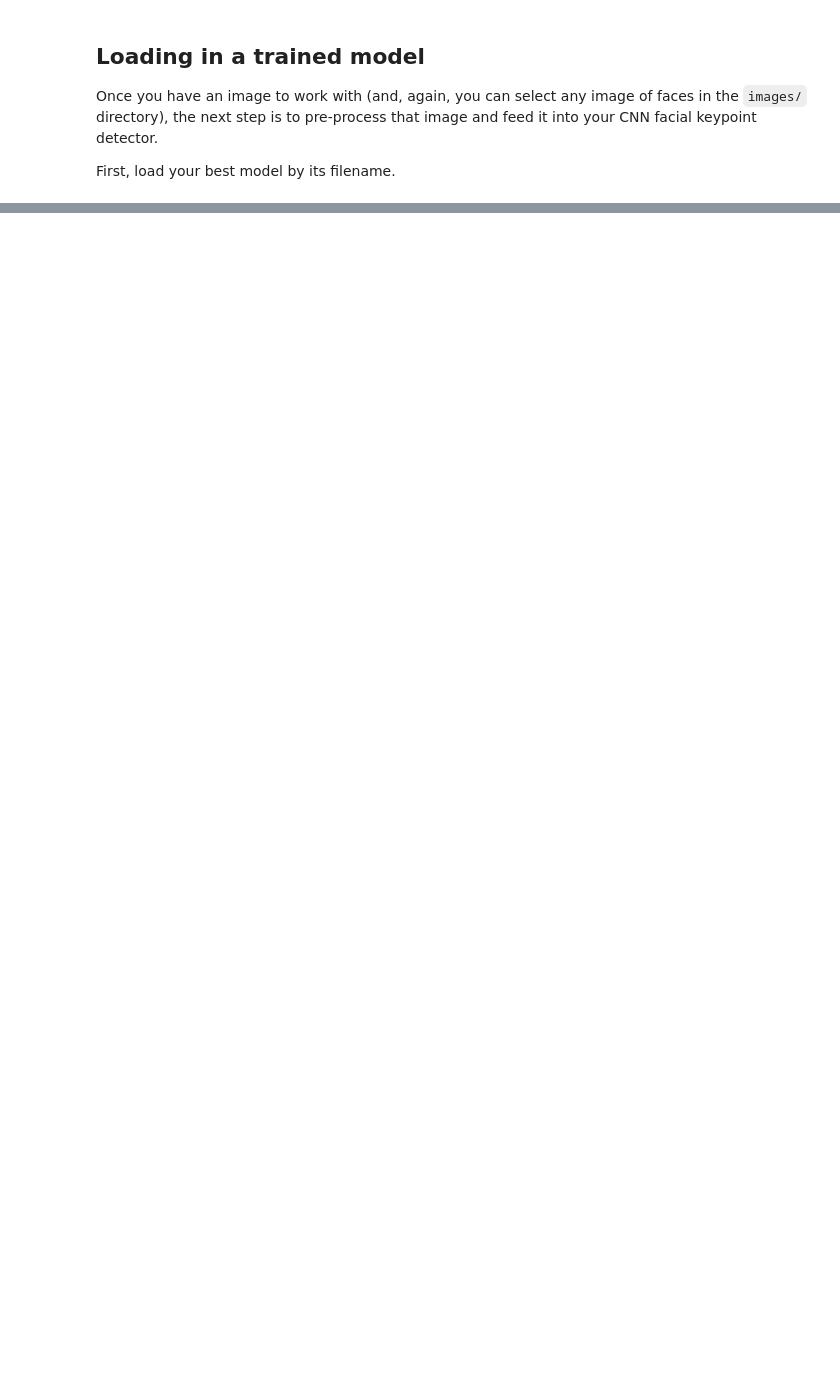
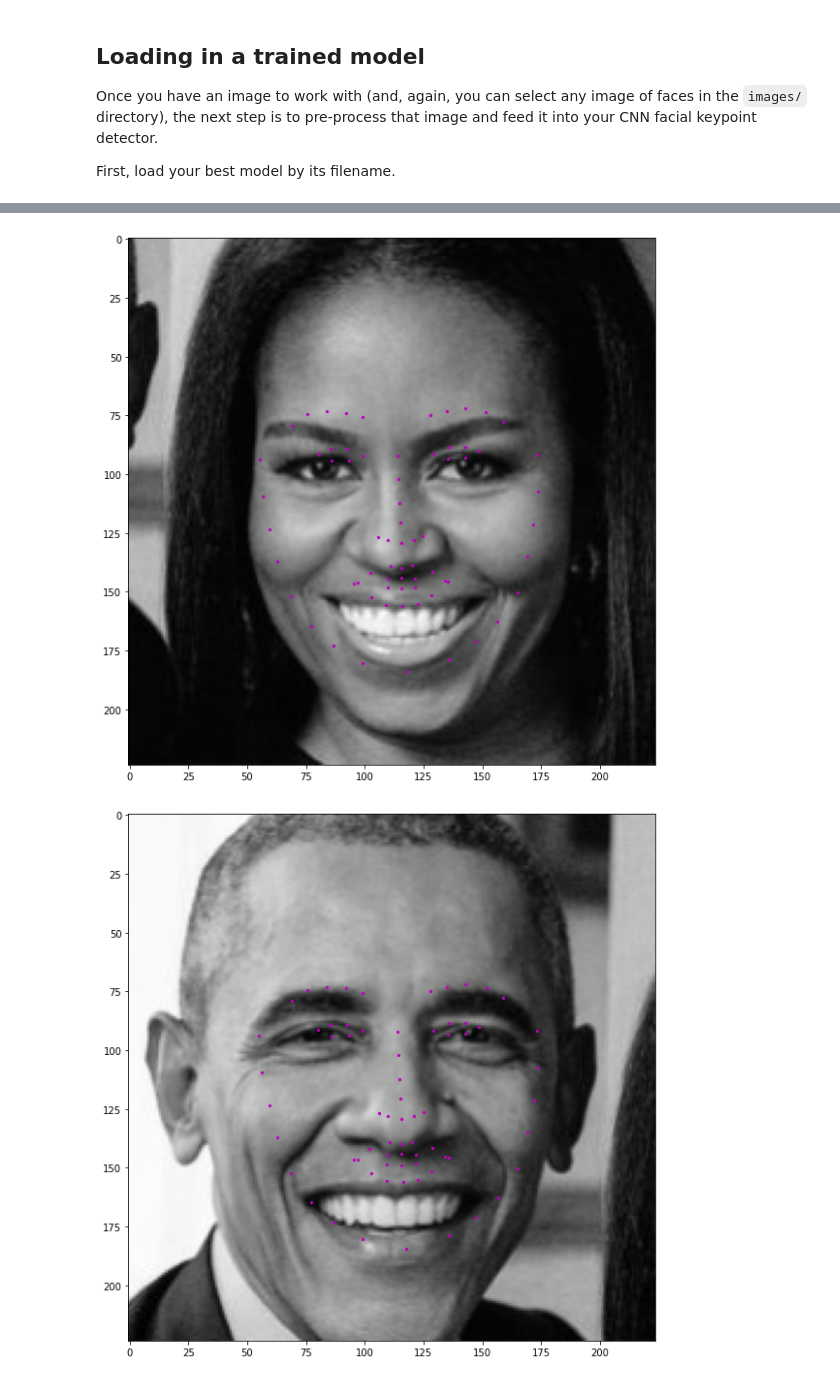
Before and after one commit to amcumber/udacity-cv-keypoint-detection, a Jupyter notebook: 3. Facial Keypoint Detection, Complete Pipeline.ipynb, the cells around one changed output, grey strips where cells are left out. Drawn from its saved outputs; the diff is of its cells as text; code cells hidden in the pictures; blank space fills up the shorter version.

```diff
--- a/3. Facial Keypoint Detection, Complete Pipeline.ipynb
+++ b/3. Facial Keypoint Detection, Complete Pipeline.ipynb
@@ -113,8 +153,8 @@ def crop_to_roi(image, x, y, h, w, n_out):
         pad = int(d//2)
     else:
         pad = 0
-    roi =  image_copy[y-pad:y+h+pad, x-pad:x+w+pad]
-    roi = cv2.resize((n_out, n_out))
+    roi = image_copy[y-pad:y+h+pad, x-pad:x+w+pad]
+    roi = cv2.resize(roi, (n_out, n_out))
     return roi
 
 def normalize(image):
@@ -122,81 +162,78 @@ def normalize(image):
     roi = cv2.cvtColor(roi, cv2.COLOR_RGB2GRAY)
 
     ## TODO: Normalize the grayscale image so that its color range falls in [0,1] instead of [0,255]
-    roi /= 255.0
+    roi = roi / 255.0
     return roi
 
 def to_tensor(image):
     roi = np.copy(image)
     roi = roi.reshape(roi.shape[0], roi.shape[1], 1)
     roi = roi.transpose((2,0,1))
-    roi_tensor = torch.from_numpy(roi)
+    roi_tensor = torch.from_numpy(roi).unsqueeze(dim=0).type(torch.FloatTensor)
     return roi_tensor
 # %%
 # From earlier - Udacity
-def show_all_keypoints(image, predicted_key_pts, gt_pts=None):
+def show_all_keypoints(image, predicted_key_pts):
     """Show image with predicted keypoints"""
     # image is grayscale
     plt.imshow(image, cmap='gray')
     plt.scatter(predicted_key_pts[:, 0], predicted_key_pts[:, 1], s=20, marker='.', c='m')
-    # plot ground truth points as green pts
-    if gt_pts is not None:
-        plt.scatter(gt_pts[:, 0], gt_pts[:, 1], s=20, marker='.', c='g')
 
 # From earlier - Udacity
 # visualize the output
 # by default this shows a batch of 10 images
-def visualize_output(test_images, test_outputs):
+def visualize_output(test_image, test_output):
 
     plt.figure(figsize=(20,10))
     ax = plt.subplot(1, 1, 1)
 
     # un-transform the image data
-    image = test_images[i].data   # get the image from it's Variable wrapper
-    image = image.numpy()   # convert to numpy array from a Tensor
-    image = np.transpose(image, (1, 2, 0))   # transpose to go from torch to numpy image
+    image = test_image.data   # get the image from it's Variable wrapper
+    img = image.numpy()   # convert to numpy array from a Tensor
+    # image = np.transpose(img, (1, 2, 0))   # transpose to go from torch to numpy image
 
     # un-transform the predicted key_pts data
-    predicted_key_pts = test_outputs[i].data
-    predicted_key_pts = predicted_key_pts.numpy()
+    predicted_key_pts = test_output.data
+    predicted_key_pts = predicted_key_pts.numpy().squeeze()
     # undo normalization of keypoints
     predicted_key_pts = predicted_key_pts*50.0+100
 
-    # plot ground truth points for comparison, if they exist
-    ground_truth_pts = None
+    # call show_all_keypoints
+    show_all_keypoints(np.squeeze(img), predicted_key_pts)
 
-    # call show_all_keypoints
-    show_all_keypoints(np.squeeze(image), predicted_key_pts, ground_truth_pts)
-
-    plt.axis('off')
+    # plt.axis('off')
 
     plt.show()
 # %%
 image_copy = np.copy(image)
 
 # loop over the detected faces from your haar cascade
 for (x,y,w,h) in faces:
     # From data_load.py - Udacity
-    N_OUT = 244
+    N_OUT = 224
 
     # Select the region of interest that is the face in the image
-    roi = crop_to_roi(x=x, y=y, w=w, h=w, n_out=N_OUT)
+    roi = crop_to_roi(image_copy, x=x, y=y, w=w, h=w, n_out=N_OUT)
 
     ## TODO: Convert the face region from RGB to grayscale
     roi = normalize(roi)
 
     ## TODO: Normalize the grayscale image so that its color range falls in [0,1] instead of [0,255]
     # Done before
 
 
     ## TODO: Rescale the detected face to be the expected square size for your CNN (224x224, suggested)
     # Done before
 
     ## TODO: Reshape the numpy image shape (H x W x C) into a torch image shape (C x H x W)
     roi_t = to_tensor(roi)
 
     ## TODO: Make facial keypoint predictions using your loaded, trained network
     preds = net(roi_t)
-    key_pts = preds.view(preds.size()[0], 68, -1)
+    key_pts = preds.view(preds.size()[0], -1, 2)
 
-    ## TODO: Display each detected face and the corresponding keypoints
-    visualize_output(test_images, test_outputs)
+    # ## TODO: Display each detected face and the corresponding keypoints
+    visualize_output(roi_t, key_pts)
+# %% [output]
+[figure, added]
+[figure, added]
```
Also changed, not shown: parts of 4 cells of this notebook, 2 other files.
